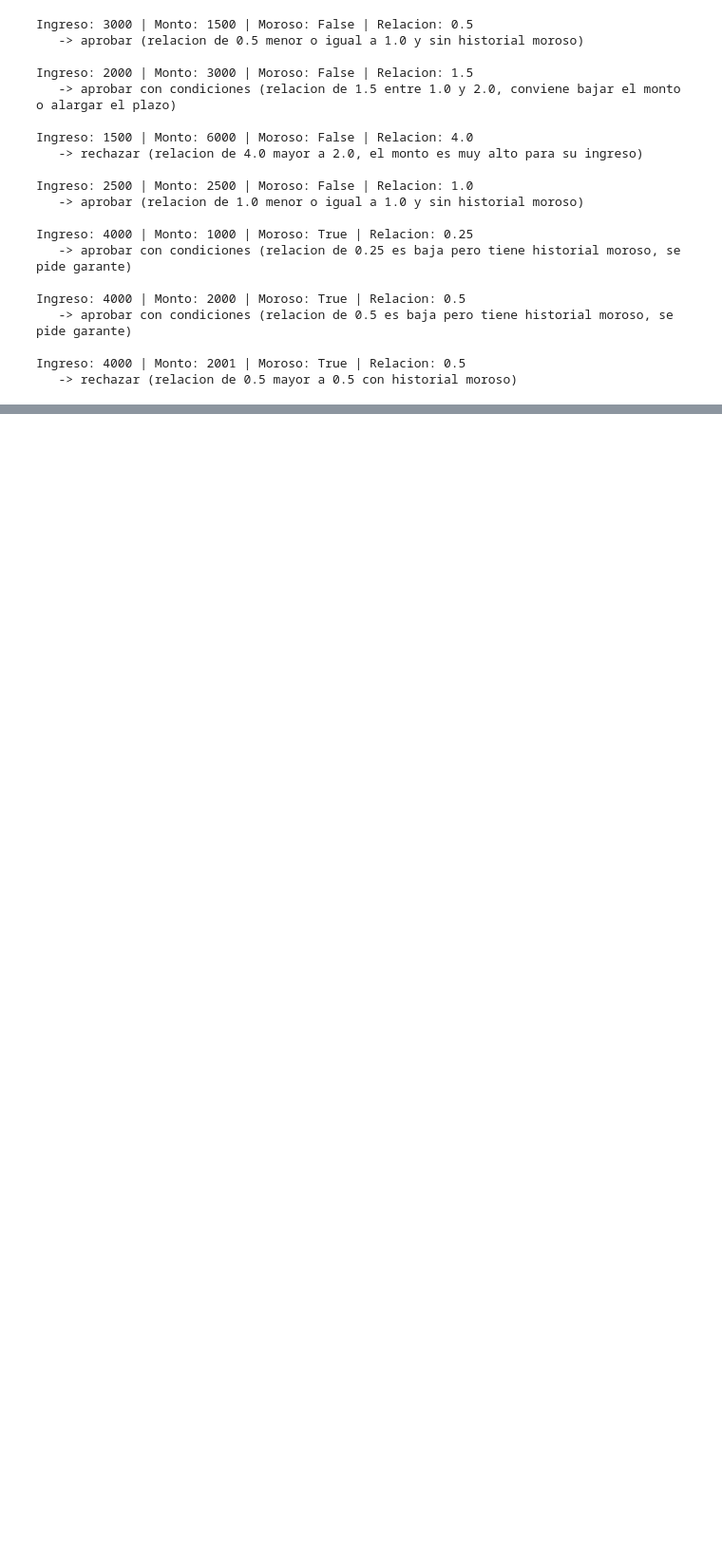
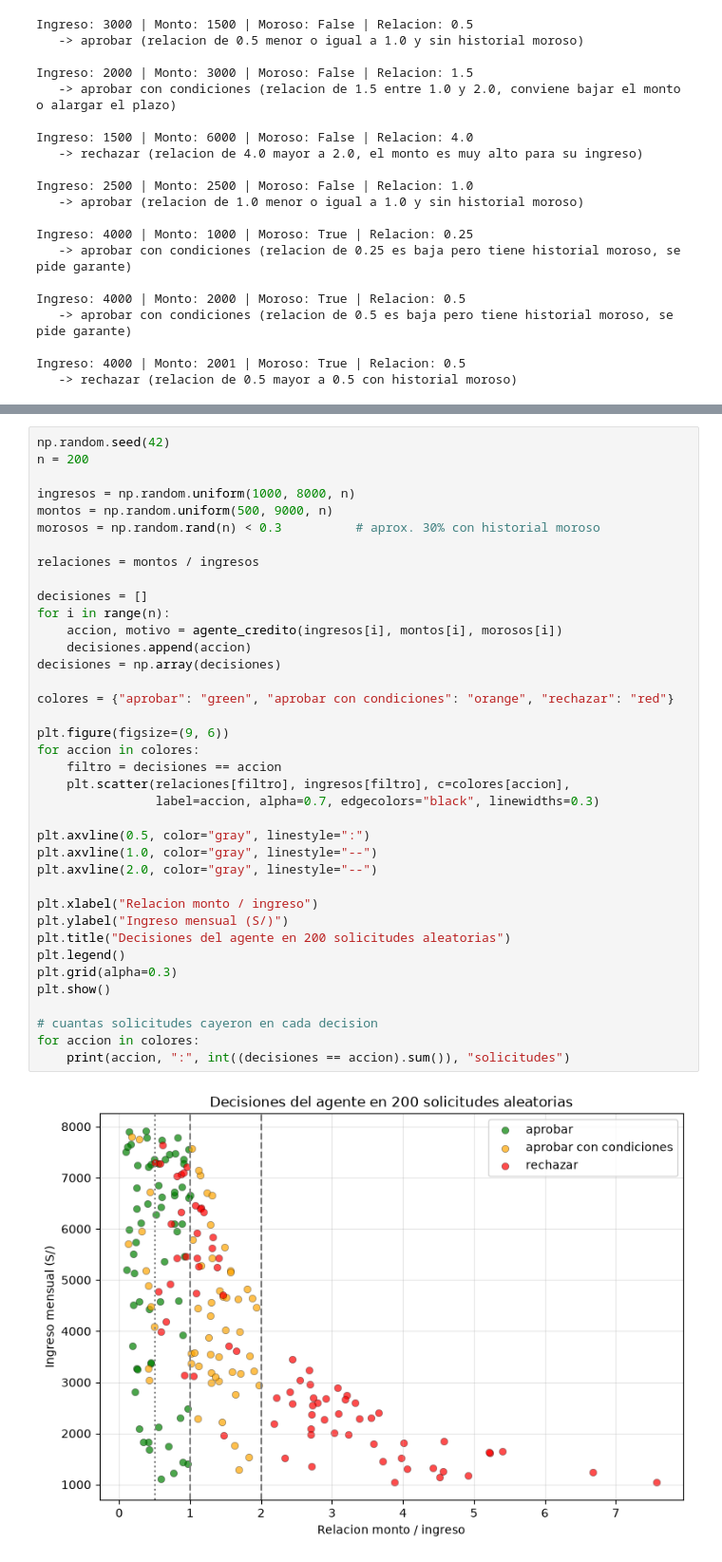
Before and after one commit to BrixIrving/IS484-Practica001-Lunes-Cacnahuaray, a Jupyter notebook: Ejercicio1_Credito_Cacnahuaray.ipynb, the cells around one changed output, grey strips where cells are left out. Shown at 95% size. Cells and saved outputs as stored; diff of their text form; blank space fills up the shorter version.

Commit message:
Visualización Ejercicio1

```diff
--- a/Ejercicio1_Credito_Cacnahuaray.ipynb
+++ b/Ejercicio1_Credito_Cacnahuaray.ipynb
@@ -118,0 +125,40 @@ Ingreso: 4000 | Monto: 2001 | Moroso: True | Relacion: 0.5
+# %%
+np.random.seed(42)
+n = 200
+
+ingresos = np.random.uniform(1000, 8000, n)
+montos = np.random.uniform(500, 9000, n)
+morosos = np.random.rand(n) < 0.3          # aprox. 30% con historial moroso
+
+relaciones = montos / ingresos
+
+decisiones = []
+for i in range(n):
+    accion, motivo = agente_credito(ingresos[i], montos[i], morosos[i])
+    decisiones.append(accion)
+decisiones = np.array(decisiones)
+
+colores = {"aprobar": "green", "aprobar con condiciones": "orange", "rechazar": "red"}
+
+plt.figure(figsize=(9, 6))
+for accion in colores:
+    filtro = decisiones == accion
+    plt.scatter(relaciones[filtro], ingresos[filtro], c=colores[accion],
+                label=accion, alpha=0.7, edgecolors="black", linewidths=0.3)
+
+plt.axvline(0.5, color="gray", linestyle=":")
+plt.axvline(1.0, color="gray", linestyle="--")
+plt.axvline(2.0, color="gray", linestyle="--")
+
+plt.xlabel("Relacion monto / ingreso")
+plt.ylabel("Ingreso mensual (S/)")
+plt.title("Decisiones del agente en 200 solicitudes aleatorias")
+plt.legend()
+plt.grid(alpha=0.3)
+plt.show()
+
+# cuantas solicitudes cayeron en cada decision
+for accion in colores:
+    print(accion, ":", int((decisiones == accion).sum()), "solicitudes")
+# %% [output]
+[figure, added]
```
Also changed, not shown: parts of 3 cells of this notebook.
